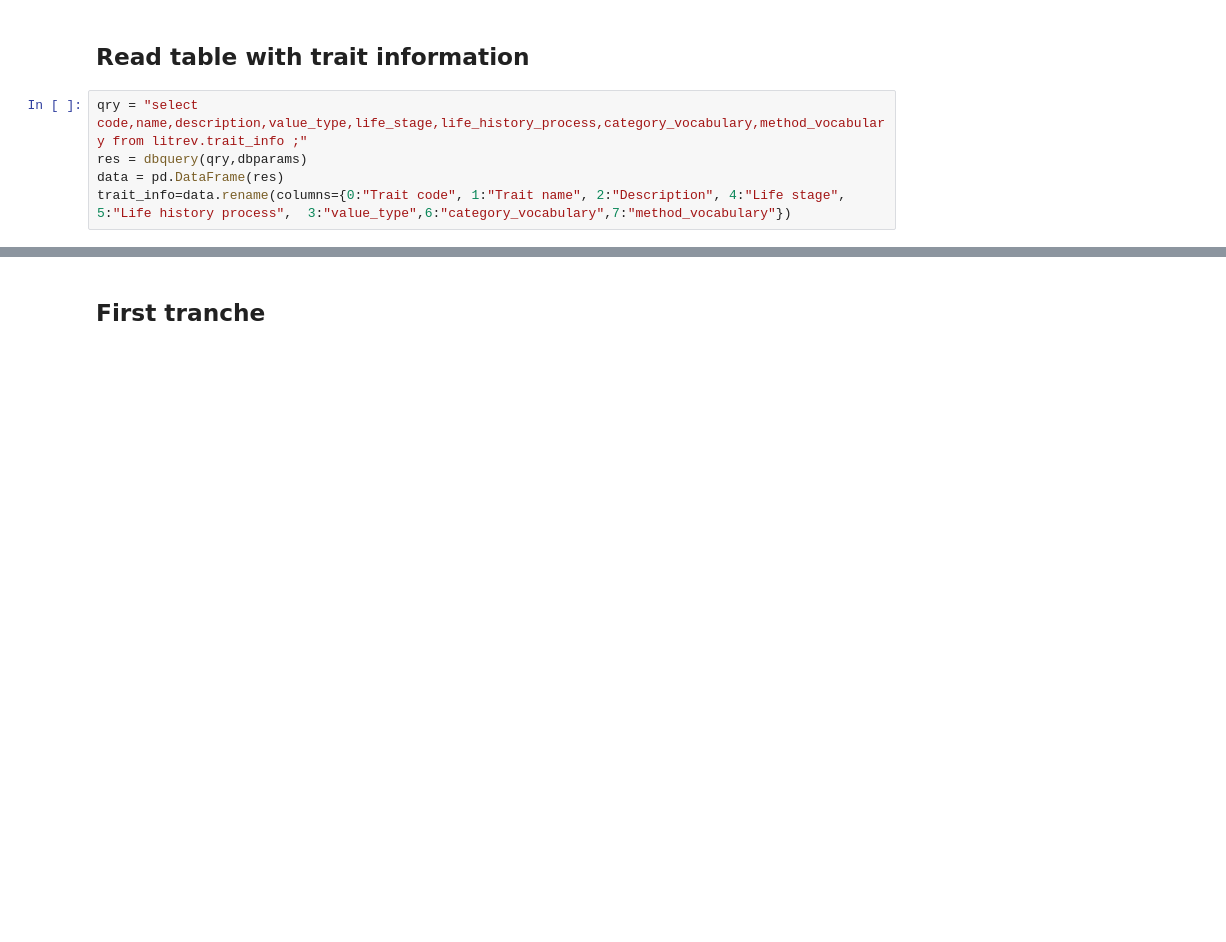
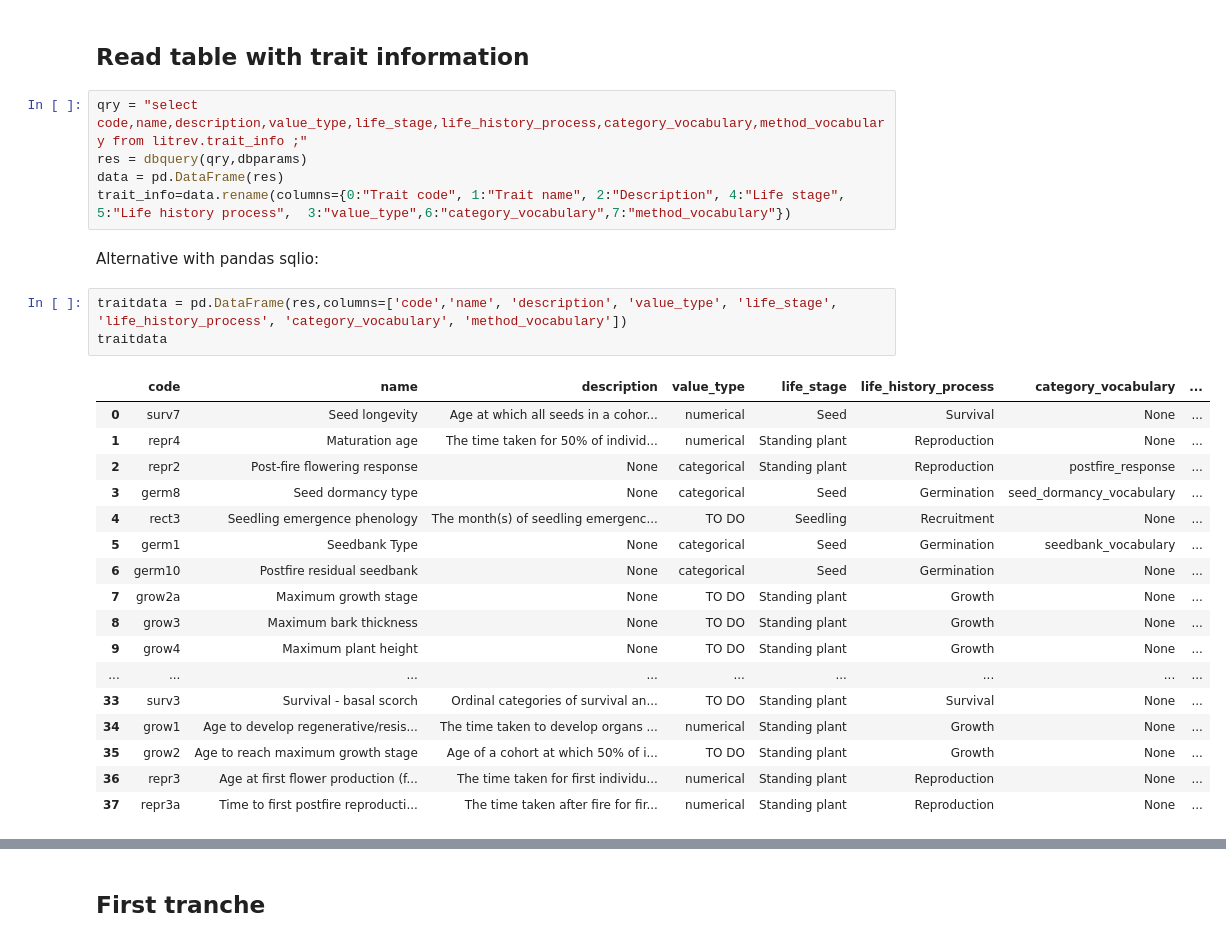
Before and after one commit to ces-unsw-edu-au/fireveg-db-imports, a Jupyter notebook: python/Literature-review/00-Status-Imports.ipynb, the cells around one changed output, grey strips where cells are left out. Saved outputs shown, nothing was run; the diff lists cells and outputs as text; blank space fills up the shorter version.

Commit message:
read from sql using pandas

```diff
--- a/python/Literature-review/00-Status-Imports.ipynb
+++ b/python/Literature-review/00-Status-Imports.ipynb
@@ -94,3 +94,26 @@ qry = "select code,name,description,value_type,life_stage,life_history_process,c
 res = dbquery(qry,dbparams)
 data = pd.DataFrame(res)
 trait_info=data.rename(columns={0:"Trait code", 1:"Trait name", 2:"Description", 4:"Life stage", 5:"Life history process",  3:"value_type",6:"category_vocabulary",7:"method_vocabulary"})
+# %% [markdown]
+Alternative with pandas sqlio:
+# %%
+traitdata = pd.DataFrame(res,columns=['code','name', 'description', 'value_type', 'life_stage', 'life_history_process', 'category_vocabulary', 'method_vocabulary'])
+traitdata
+# %% [output]
+|  | code | name | description | value_type | life_stage | life_history_process | category_vocabulary | ... |
+| 0 | surv7 | Seed longevity | Age at which all seeds in a cohor... | numerical | Seed | Survival | None | ... |
+| 1 | repr4 | Maturation age | The time taken for 50% of individ... | numerical | Standing plant | Reproduction | None | ... |
+| 2 | repr2 | Post-fire flowering response | None | categorical | Standing plant | Reproduction | postfire_response | ... |
+| 3 | germ8 | Seed dormancy type | None | categorical | Seed | Germination | seed_dormancy_vocabulary | ... |
+| 4 | rect3 | Seedling emergence phenology | The month(s) of seedling emergenc... | TO DO | Seedling | Recruitment | None | ... |
+| 5 | germ1 | Seedbank Type | None | categorical | Seed | Germination | seedbank_vocabulary | ... |
+| 6 | germ10 | Postfire residual seedbank | None | categorical | Seed | Germination | None | ... |
+| 7 | grow2a | Maximum growth stage | None | TO DO | Standing plant | Growth | None | ... |
+| 8 | grow3 | Maximum bark thickness | None | TO DO | Standing plant | Growth | None | ... |
+| 9 | grow4 | Maximum plant height | None | TO DO | Standing plant | Growth | None | ... |
+| ... | ... | ... | ... | ... | ... | ... | ... | ... |
+| 33 | surv3 | Survival - basal scorch | Ordinal categories of survival an... | TO DO | Standing plant | Survival | None | ... |
+| 34 | grow1 | Age to develop regenerative/resis... | The time taken to develop organs ... | numerical | Standing plant | Growth | None | ... |
+| 35 | grow2 | Age to reach maximum growth stage | Age of a cohort at which 50% of i... | TO DO | Standing plant | Growth | None | ... |
+| 36 | repr3 | Age at first flower production (f... | The time taken for first individu... | numerical | Standing plant | Reproduction | None | ... |
+| 37 | repr3a | Time to first postfire reproducti... | The time taken after fire for fir... | numerical | Standing plant | Reproduction | None | ... |
```
Also changed, not shown: parts of 2 cells of this notebook.
